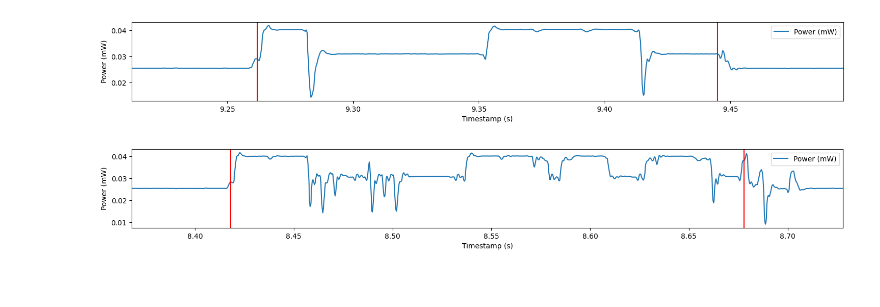
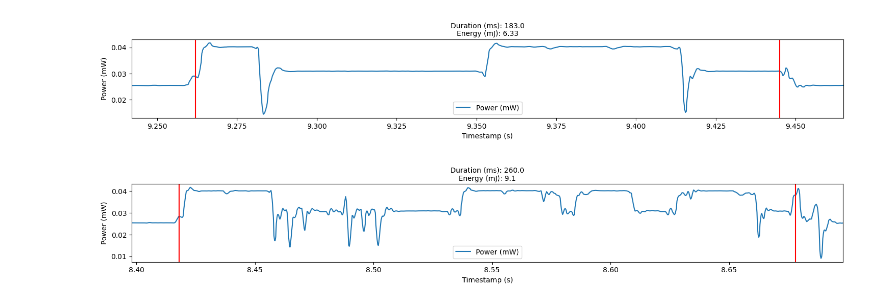
Before and after one commit to geonnave/edhoc-dtls-comparison, a Jupyter notebook: data_analysis/comparison.ipynb, the cells around one changed output. Saved outputs shown, nothing was run; the diff lists cells and outputs as text; code cells hidden in the pictures.

Commit message:
feat: can compute duration and energy consumption

```diff
--- a/data_analysis/comparison.ipynb
+++ b/data_analysis/comparison.ipynb
@@ -102,3 +142,3 @@ edhoc.get_handshake(0, offset=2)
 # %%
-edhoc = HandshakeSet("./results/edhoc-09aug-16h24-csv")
-dtls = HandshakeSet("./results/dtls-09aug-17h26-csv")
+edhoc = HandshakeSet("edhoc", "./results/edhoc-09aug-16h24-csv")
+dtls = HandshakeSet("dtls", "./results/dtls-09aug-17h26-csv")
@@ -105,24 +156,32 @@ dtls = HandshakeSet("./results/dtls-09aug-17h26-csv")
 # %%
-def plot_handshake(hs_set, index, hs_offset=200, xlim_offset=0.02):
-    df = hs_set.get_handshake(index, hs_offset)
+def plot_handshake(hs):
+    hs_offset = 200
+    xlim_offset = 0.02
+    hs_for_plot = hs.with_offset(hs_offset)
+
     plt.figure(figsize=(18, 2))
-    plt.plot(df['Timestamp'], df['power'], label='Power (mW)')
+    plt.plot(hs_for_plot.df['timestamp'], hs_for_plot.df['power'], label='Power (mW)')
 
-    # # Draw vertical red lines at start and stop
-    start_ms = hs_set.handshakes[index].start_ms
-    end_ms = hs_set.handshakes[index].end_ms
-    plt.xlim(start_ms - xlim_offset, end_ms + xlim_offset)
-    plt.axvline(x=start_ms, color='red')
-    plt.axvline(x=end_ms, color='red')
+    # draw vertical red lines at start and stop
+    plt.xlim(hs.start_ms - xlim_offset, hs.end_ms + xlim_offset)
+    plt.axvline(x=hs.start_ms, color='red')
+    plt.axvline(x=hs.end_ms, color='red')
+
+    # add duration
+    duration_position_x = (hs.start_ms + hs.end_ms) / 2
+    y_position = plt.ylim()[1] * 1.03
+    plt.text(duration_position_x, y_position, str(hs), ha='center')
 
     plt.xlabel('Timestamp (s)')
     plt.ylabel('Power (mW)')
 
     plt.legend()
     plt.show()
 
-plot_handshake(edhoc, 0, xlim_offset=0.05)
-plot_handshake(dtls, 0, xlim_offset=0.05)
+# for hs in edhoc.handshakes[:5]:
+#     plot_handshake(hs)
+plot_handshake(edhoc[0])
+plot_handshake(dtls[0])
 # %% [output]
-[figure, old version]
+[figure, new version]
-[figure, old version]
+[figure, new version]
```
Also changed, not shown: parts of 3 cells of this notebook.
